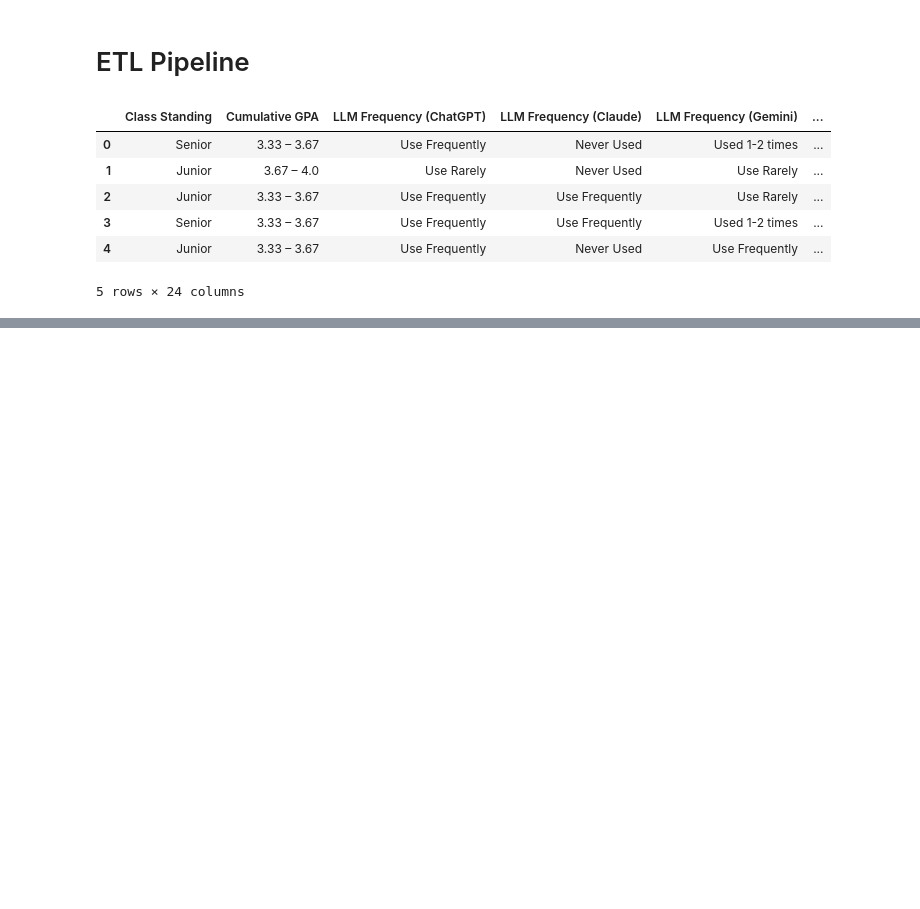
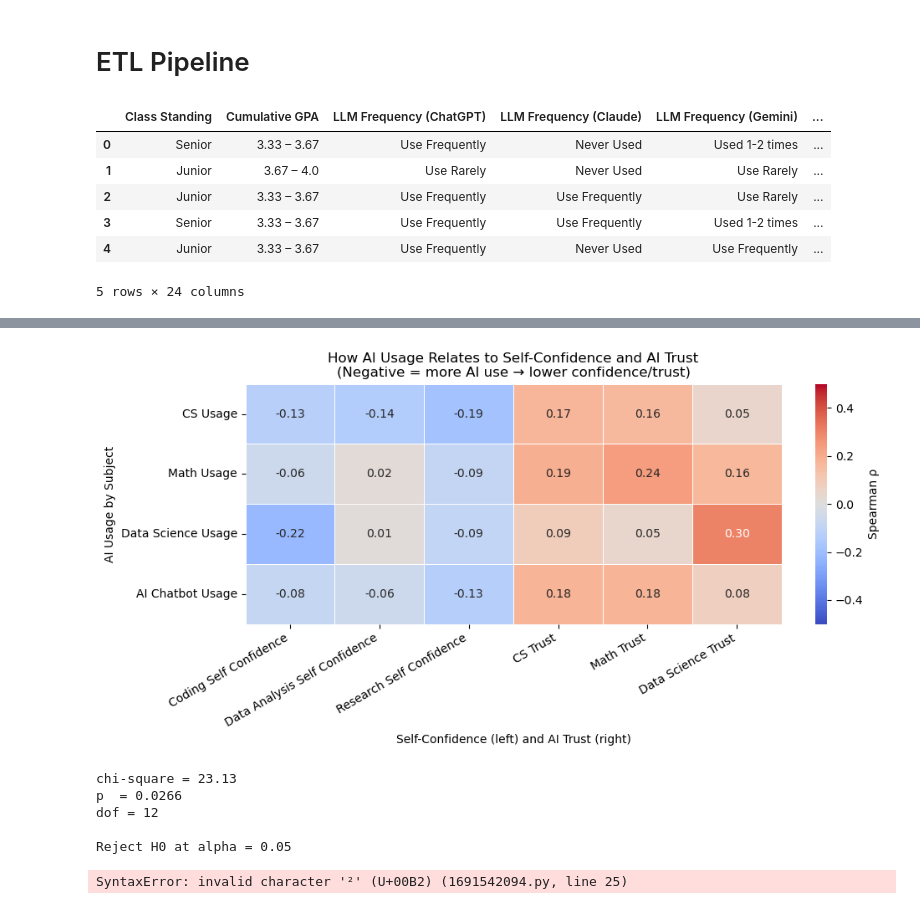
Before and after one commit to SangeetBarkataki10/CS105Minproject-SSTMA, a Jupyter notebook: SSTMA_CS105.ipynb, the cells around one changed output, grey strips where cells are left out. Saved outputs shown, nothing was run; the diff lists cells and outputs as text; code cells hidden in the pictures; blank space fills up the shorter version.

Commit message:
add two vis and 1 chi-square test

```diff
--- a/SSTMA_CS105.ipynb
+++ b/SSTMA_CS105.ipynb
@@ -109,0 +125,77 @@ plt.show()
+# %%
+usage_vars = ['CS Usage', 'Math Usage', 'Data Science Usage', 'AI Chatbot Usage']
+outcome_vars = ['Coding Self Confidence', 'Data Analysis Self Confidence',
+                'Research Self Confidence', 'CS Trust', 'Math Trust', 'Data Science Trust']
+
+corr_matrix = df_clean[usage_vars + outcome_vars].corr(method='spearman')
+focused = corr_matrix.loc[usage_vars, outcome_vars]
+
+plt.figure(figsize=(10, 5))
+sns.heatmap(focused, annot=True, fmt='.2f', cmap='coolwarm', center=0,
+            vmin=-0.5, vmax=0.5, linewidths=0.5,
+            cbar_kws={'label': 'Spearman ρ'})
+plt.title('How AI Usage Relates to Self-Confidence and AI Trust\n'
+          '(Negative = more AI use → lower confidence/trust)')
+plt.xlabel('Self-Confidence (left) and AI Trust (right)')
+plt.ylabel('AI Usage by Subject')
+plt.xticks(rotation=30, ha='right')
+plt.tight_layout()
+plt.show()
+# %% [output]
+[figure, added]
+# %%
+from scipy.stats import chi2_contingency
+
+# Ho: GPA tier and overreliance concern are independent
+# Ha: GPA tier and overreliance concern are NOT independent
+
+df_test = df_clean.copy()
+
+influence_map = {'1 (Not at all/haven’t thought about it)': 1, '2 (Somewhat influential)': 2,
+                 '3 (Partially Influential)': 3, '4 (Moderately influential)': 4,
+                 '5 (Extremely influential)': 5}
+df_test['Overreliance Concern'] = df_test['Overreliance Concern'].map(influence_map)
+
+df_test = df_test[df_test['Cumulative GPA'] != 'Prefer not to say']
+df_test['GPA Tier'] = df_test['Cumulative GPA'].replace({
+    '1.67 – 2.0':  '< 2.67',
+    '2.0 – 2.33':  '< 2.67',
+    '2.33 – 2.67': '< 2.67',
+})
+
+df_test['Overreliance (binned)'] = df_test['Overreliance Concern'].replace(
+    {1: '1-2 (Low)', 2: '1-2 (Low)', 3: '3 (Mid)', 4: '4 (High)', 5: '5 (Very High)'})
+
+ct = pd.crosstab(df_test['GPA Tier'], df_test['Overreliance (binned)'])
+
+# Chi-squared test
+chi2, p, dof, expected = chi2_contingency(ct)
+
+print(f"chi-square = {chi2:.2f}")
+print(f"p  = {p:.4f}")
+print(f"dof = {dof}")
+print(f"\n{'Reject H0' if p < 0.05 else 'Fail to reject H0'} at alpha = 0.05")
+# %% [output]
+chi-square = 23.13
+p  = 0.0266
+dof = 12
+
+Reject H0 at alpha = 0.05
+# %%
+# Exploring the Relationship GPA and Overreliance Concern
+
+**Ho:** GPA tier and overreliance concern are independent.
+**Ha:** GPA tier and overreliance concern are ~NOT~ independent.
+
+We would like to explore the relationship (or lack thereof) between GPA and Overreliance Concern of AI usage. In order to
+examine the relationship, we apply a chi-square test of indpendence to determine independence.
+
+This test uses the crosstab of GPA tiers and Overreliance (which we bin the lower two states) and examine the surveyed values compared to the
+expected values of two independent variables.
+
+
+The chi-square test of independence returns a value of 23.13 and with p < 0.05, we reject the Ho. Thus, GPA tier and overreliance concern are NOT independent.
+
+This suggests that overreliance concern d
+# %% [output]
+SyntaxError: invalid character '²' (U+00B2) (1691542094.py, line 25)
```
Also changed, not shown: parts of 2 cells of this notebook.
